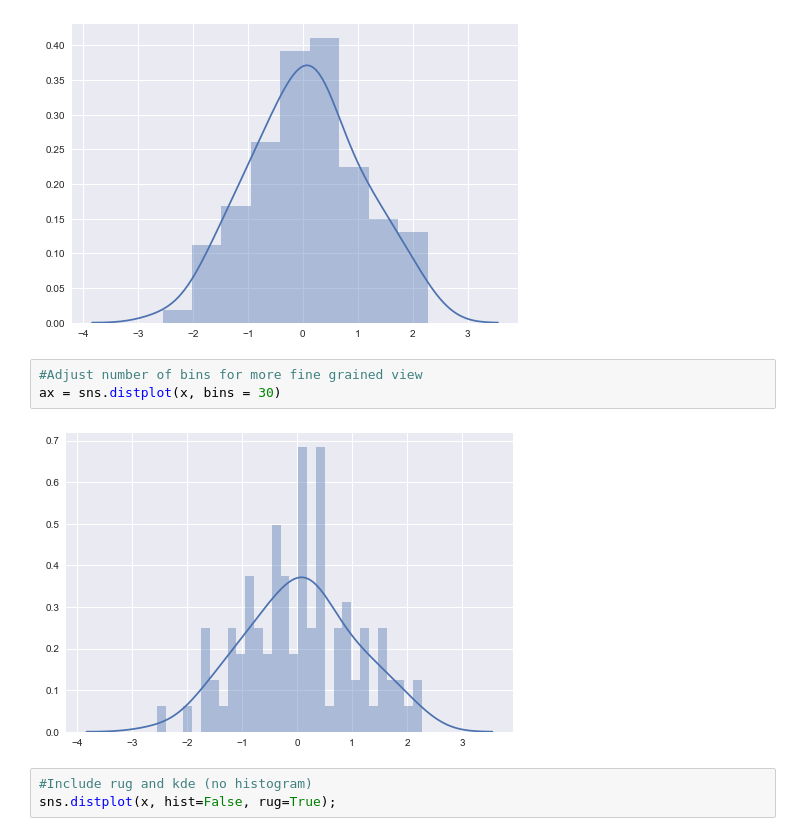
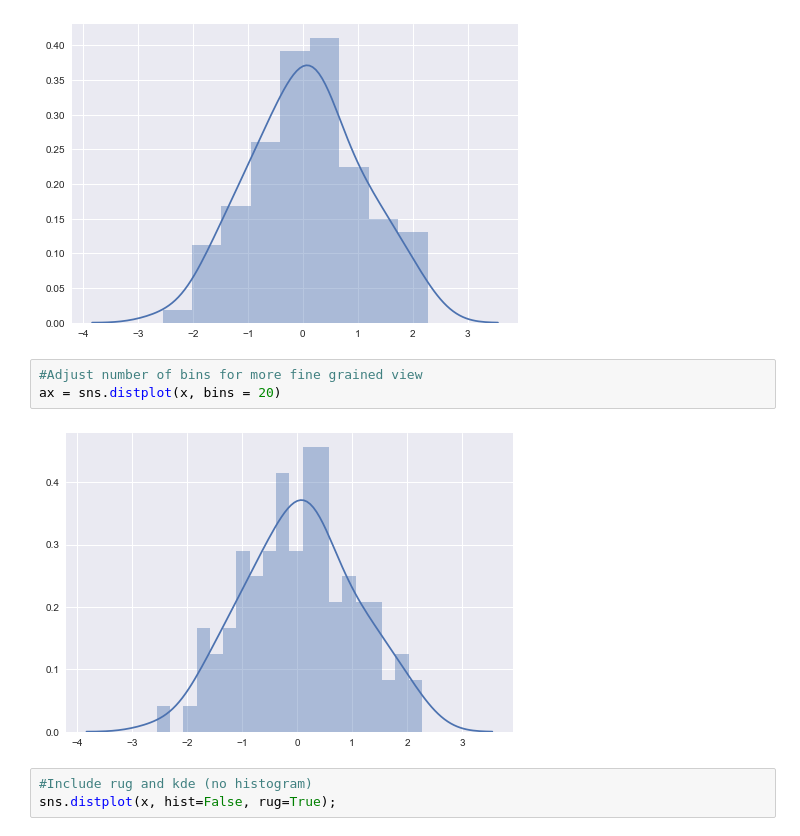
Before and after one commit to bdieu178/techfundamentals-fall2017-materials, a Jupyter notebook: classes/04-intro-python3/03-visualization-python-seaborn.ipynb, the cells around one changed output. Cells and saved outputs as stored; diff of their text form.

```diff
--- a/classes/04-intro-python3/03-visualization-python-seaborn.ipynb
+++ b/classes/04-intro-python3/03-visualization-python-seaborn.ipynb
@@ -61,9 +61,9 @@ ax = sns.distplot(x)
 [figure]
 # %%
 #Adjust number of bins for more fine grained view
-ax = sns.distplot(x, bins = 30)
+ax = sns.distplot(x, bins = 20)
 # %% [output]
-[figure, old version]
+[figure, new version]
 # %%
 #Include rug and kde (no histogram)
 sns.distplot(x, hist=False, rug=True);
```
Also changed, not shown: parts of 4 cells of this notebook, 3 other files.
